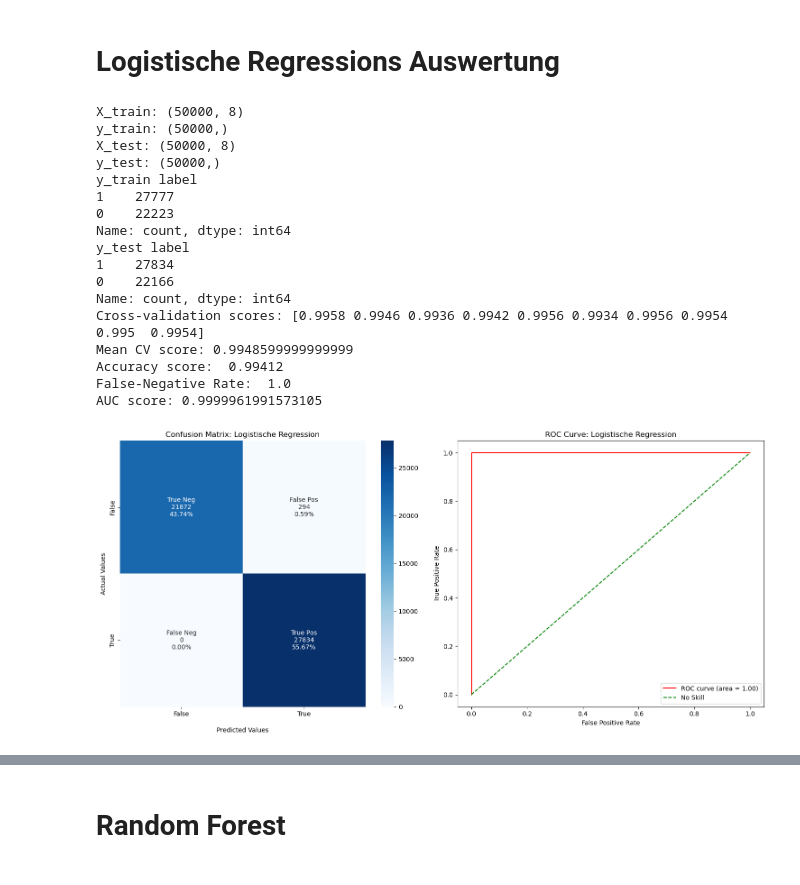
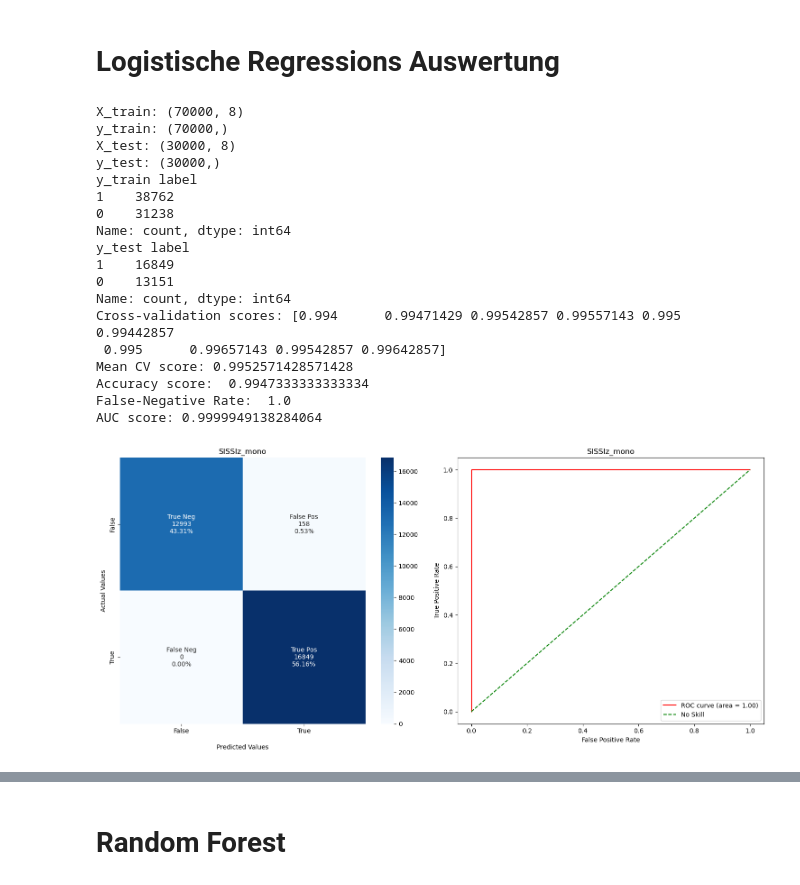
Before and after one commit to Faragas91/Masterarbeit, a Jupyter notebook: Scripts/ROC-Curve_with_SISSI.ipynb, the cells around one changed output, grey strips where cells are left out. Cells and saved outputs as stored; diff of their text form; code cells hidden in the pictures.

Commit message:
change title from the ROC-Curve and Confusion Matrix

```diff
--- a/Scripts/ROC-Curve_with_SISSI.ipynb
+++ b/Scripts/ROC-Curve_with_SISSI.ipynb
@@ -23,7 +23,14 @@ df_aln_shuffle = pd.DataFrame(pd.read_excel('D:/Masterarbeit_Daten/Data/SISSIz_D
+# %%
+df_sissi = pd.DataFrame(pd.read_excel("C:/bla/Waste/MA/Data/SISSIz_Data_di_Excel/sissi.xlsx"))
+df_sissiz_mono = pd.DataFrame(pd.read_excel("C:/bla/Waste/MA/Data/SISSIz_Data_di_Excel/sissiz_mono.xlsx"))
+df_sissiz_di = pd.DataFrame(pd.read_excel("C:/bla/Waste/MA/Data/SISSIz_Data_di_Excel/sissiz_di.xlsx"))
+df_multiperm_mono = pd.DataFrame(pd.read_excel("C:/bla/Waste/MA/Data/SISSIz_Data_di_Excel/multiperm_mono.xlsx"))
+df_multiperm_di = pd.DataFrame(pd.read_excel("C:/bla/Waste/MA/Data/SISSIz_Data_di_Excel/multiperm_di.xlsx"))
+df_aln_shuffle = pd.DataFrame(pd.read_excel("C:/bla/Waste/MA/Data/SISSIz_Data_di_Excel/alifoldz.xlsx"))
 # %% [markdown]
 ## Confusion Matrix
 # %%
-def plot_confusion_matrix(cm, title="Confusion Matrix", ax=None):
+def plot_confusion_matrix(cm, title, ax=None):
     group_names = ['True Neg', 'False Pos', 'False Neg', 'True Pos']
     group_counts = ["{0:0.0f}".format(value) for value in cm.flatten()]
     group_percentages = ["{0:.2%}".format(value) for value in cm.flatten() / np.sum(cm)]
@@ -39,7 +46,7 @@ def plot_confusion_matrix(cm, title="Confusion Matrix", ax=None):
 # %% [markdown]
 ## ROC-Curve
 # %%
-def plot_roc_curve(fper, tper, title="ROC Curve", ax=None):
+def plot_roc_curve(fper, tper, title, ax=None):
     roc_auc = auc(fper, tper)
     ax.plot(fper, tper, color='red', label=f'ROC curve (area = {roc_auc:0.2f})')
     ax.plot([0, 1], [0, 1], color='green', linestyle='--', label='No Skill')
@@ -50,7 +57,7 @@ def plot_roc_curve(fper, tper, title="ROC Curve", ax=None):
 # %% [markdown]
 # Logistische Regressions Auswertung
 # %%
-def logistic_regression_pipeline(data, target_column='z-score calculated from 7. 8. and 9.', threshold=0, class_weights={0: 1, 1: 3}):
+def logistic_regression_pipeline(data, title, target_column='z-score calculated from 7. 8. and 9.', threshold=0, class_weights={0: 1, 1: 3}):
 
     # Schritt 1: Features und Zielvariable aufteilen
     X = data[['Mean Pairwise Identity (MPI) of the input alignment',
@@ -71,7 +78,7 @@ def logistic_regression_pipeline(data, target_column='z-score calculated from 7.
     y = data["label"]
 
     # Splitte in Training- und Testdaten
-    X_train, X_test, y_train, y_test = train_test_split(X, y, test_size=0.5, random_state=0)
+    X_train, X_test, y_train, y_test = train_test_split(X, y, test_size=0.3, random_state=0)
 
     print("X_train:", X_train.shape)
     print("y_train:", y_train.shape)
@@ -108,32 +115,33 @@ def logistic_regression_pipeline(data, target_column='z-score calculated from 7.
     fig, ax = plt.subplots(1, 2, figsize=(15, 7))  # 1 Zeile, 2 Spalten
 
     # Plot Confusion Matrix
-    plot_confusion_matrix(cm, "Confusion Matrix: Logistische Regression", ax=ax[0])
+    plot_confusion_matrix(cm, title, ax=ax[0])
 
     # Plot ROC Curve
-    plot_roc_curve(fper, tper, "ROC Curve: Logistische Regression", ax=ax[1])
+    plot_roc_curve(fper, tper, title, ax=ax[1])
 
     # Zeige die Plots an
     plt.tight_layout()  # Optional: Verbessert das Layout
     plt.show()
 # %%
-logistic_regression_pipeline(df_sissiz_mono)
+logistic_regression_pipeline(df_sissiz_mono, "SISSIz_mono")
 # %% [output]
-X_train: (50000, 8)
-y_train: (50000,)
-X_test: (50000, 8)
-y_test: (50000,)
+X_train: (70000, 8)
+y_train: (70000,)
+X_test: (30000, 8)
+y_test: (30000,)
 y_train label
-1    27777
-0    22223
+1    38762
+0    31238
 Name: count, dtype: int64
 y_test label
-1    27834
-0    22166
+1    16849
+0    13151
 Name: count, dtype: int64
-Cross-validation scores: [0.9958 0.9946 0.9936 0.9942 0.9956 0.9934 0.9956 0.9954 0.995  0.9954]
-Mean CV score: 0.9948599999999999
-Accuracy score:  0.99412
+Cross-validation scores: [0.994      0.99471429 0.99542857 0.99557143 0.995      0.99442857
+ 0.995      0.99657143 0.99542857 0.99642857]
+Mean CV score: 0.9952571428571428
+Accuracy score:  0.9947333333333334
 False-Negative Rate:  1.0
-AUC score: 0.9999961991573105
+AUC score: 0.9999949138284064
-[figure, old version]
+[figure, new version]
```
Also changed, not shown: parts of 18 cells of this notebook.
